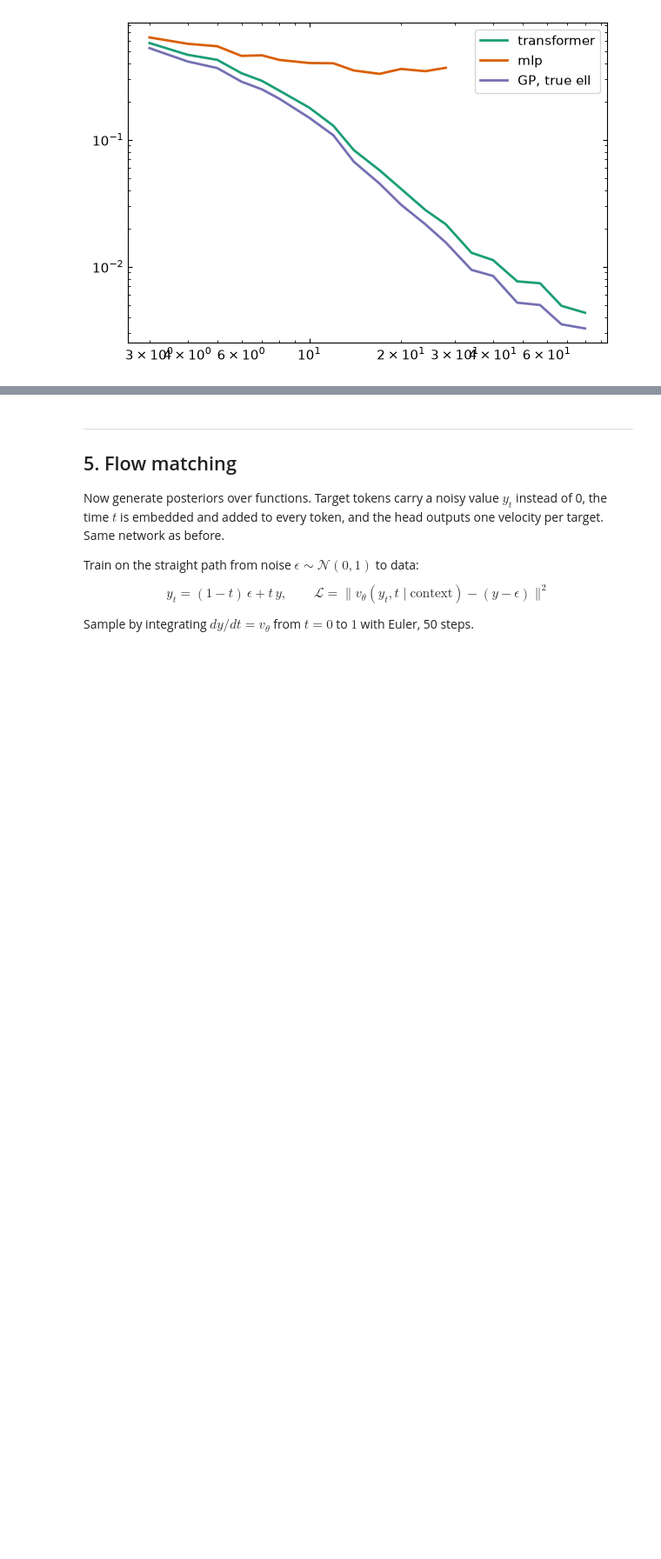
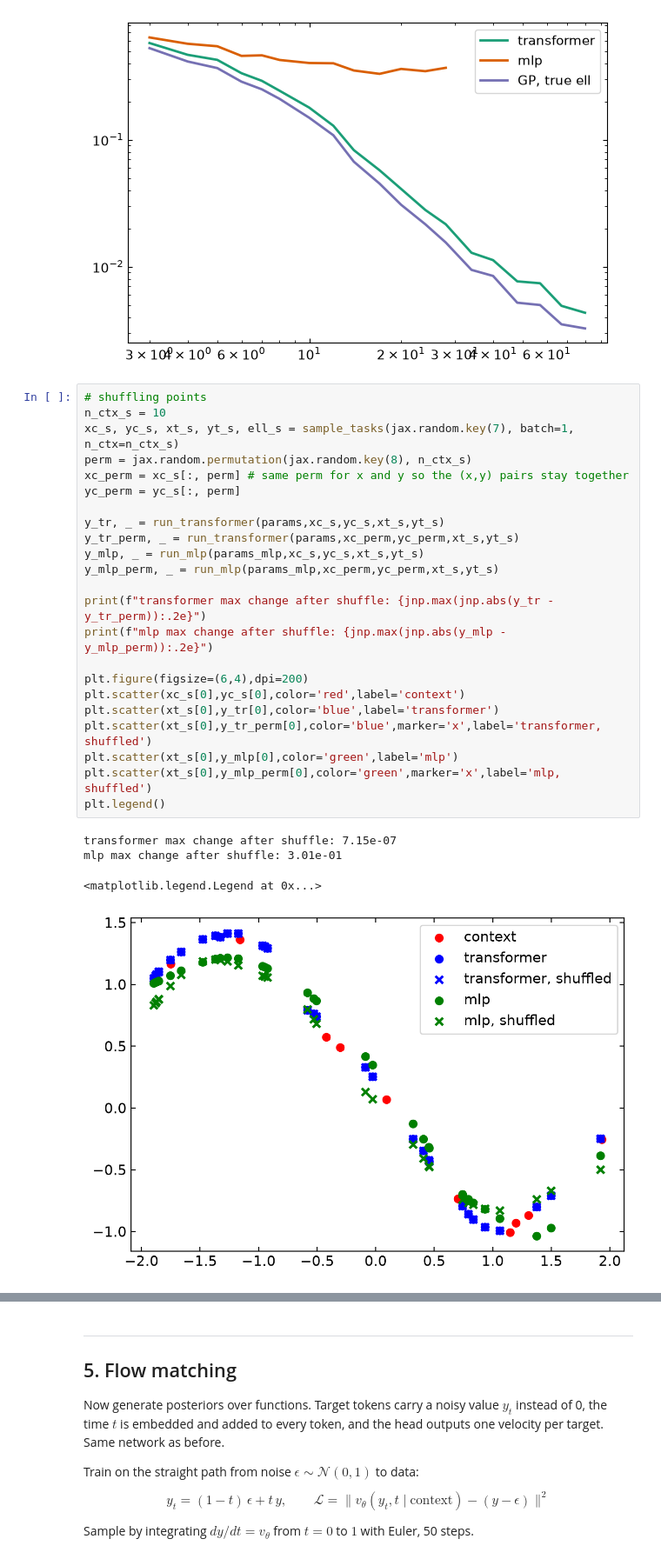
Before and after one commit to chrissellgren/ML_f26, a Jupyter notebook: lab2/lab2.ipynb, the cells around one changed output, grey strips where cells are left out. Shown at 87% size. Drawn from its saved outputs; the diff is of its cells as text; blank space fills up the shorter version.

Commit message:
extra plots

```diff
--- a/lab2/lab2.ipynb
+++ b/lab2/lab2.ipynb
@@ -748,3 +743,31 @@ plt.legend()
 # %% [output]
 <matplotlib.legend.Legend at 0x...>
 [figure]
+# %%
+# shuffling points
+n_ctx_s = 10
+xc_s, yc_s, xt_s, yt_s, ell_s = sample_tasks(jax.random.key(7), batch=1, n_ctx=n_ctx_s)
+perm = jax.random.permutation(jax.random.key(8), n_ctx_s)
+xc_perm = xc_s[:, perm] # same perm for x and y so the (x,y) pairs stay together
+yc_perm = yc_s[:, perm]
+
+y_tr, _ = run_transformer(params,xc_s,yc_s,xt_s,yt_s)
+y_tr_perm, _ = run_transformer(params,xc_perm,yc_perm,xt_s,yt_s)
+y_mlp, _ = run_mlp(params_mlp,xc_s,yc_s,xt_s,yt_s)
+y_mlp_perm, _ = run_mlp(params_mlp,xc_perm,yc_perm,xt_s,yt_s)
+
+print(f"transformer max change after shuffle: {jnp.max(jnp.abs(y_tr - y_tr_perm)):.2e}")
+print(f"mlp max change after shuffle: {jnp.max(jnp.abs(y_mlp - y_mlp_perm)):.2e}")
+
+plt.figure(figsize=(6,4),dpi=200)
+plt.scatter(xc_s[0],yc_s[0],color='red',label='context')
+plt.scatter(xt_s[0],y_tr[0],color='blue',label='transformer')
+plt.scatter(xt_s[0],y_tr_perm[0],color='blue',marker='x',label='transformer, shuffled')
+plt.scatter(xt_s[0],y_mlp[0],color='green',label='mlp')
+plt.scatter(xt_s[0],y_mlp_perm[0],color='green',marker='x',label='mlp, shuffled')
+plt.legend()
+# %% [output]
+transformer max change after shuffle: 7.15e-07
+mlp max change after shuffle: 3.01e-01
+<matplotlib.legend.Legend at 0x...>
+[figure, added]
```
Also changed, not shown: parts of 8 cells of this notebook.
